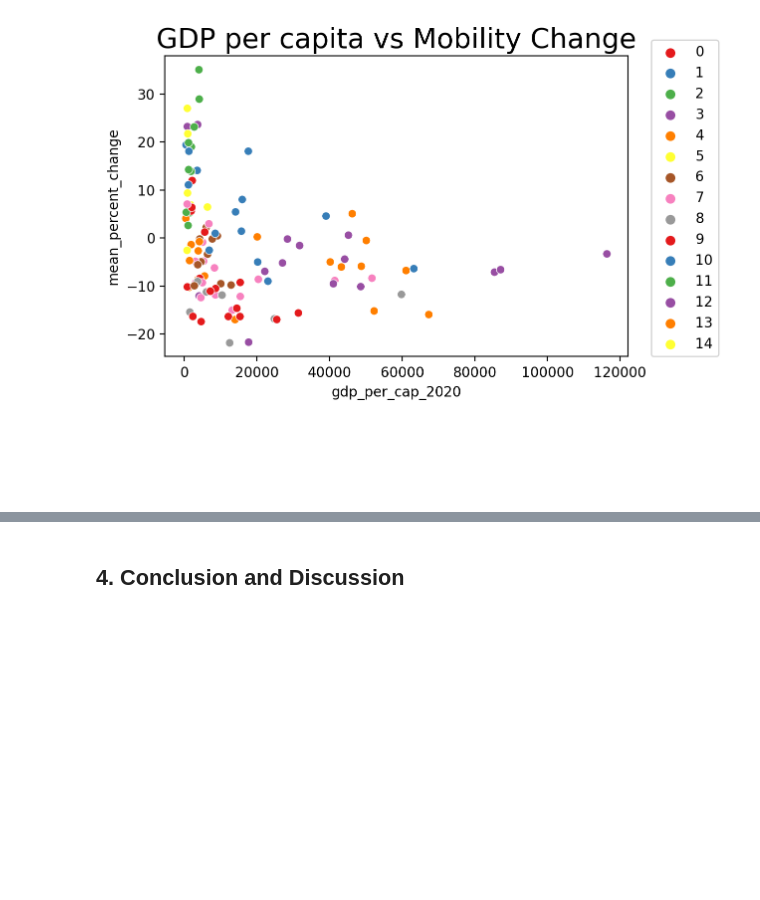
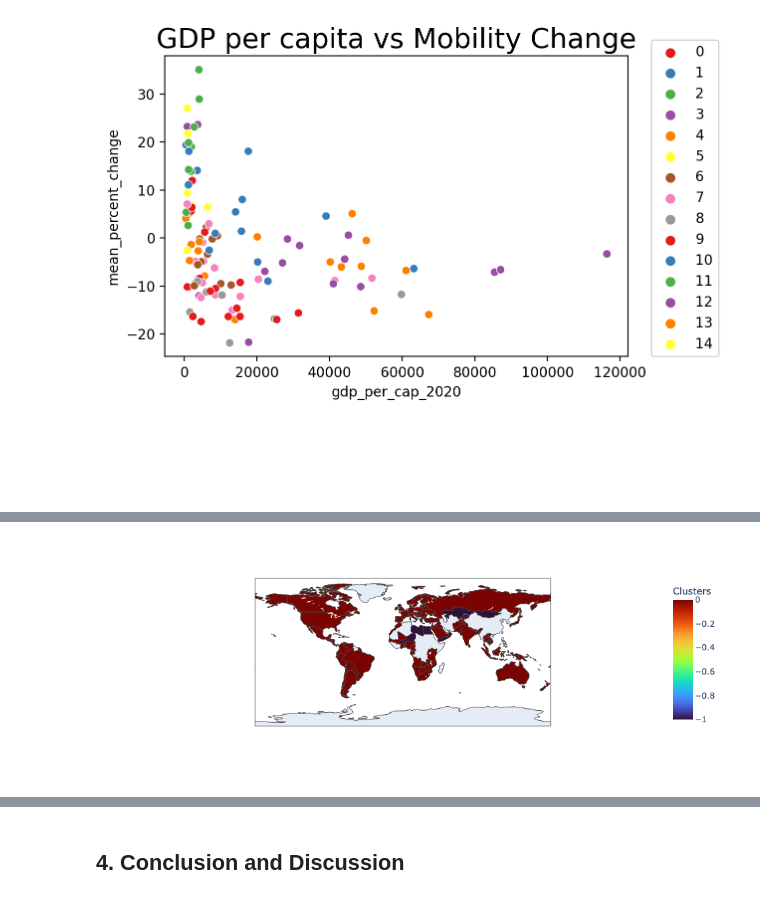
Before and after one commit to DrFarukAydin/data-science-portfolio, a Jupyter notebook: machine-learning/mobility-cluster.ipynb, the cells around one changed output, grey strips where cells are left out. Saved outputs shown, nothing was run; the diff lists cells and outputs as text; code cells hidden in the pictures; blank space fills up the shorter version.

```diff
--- a/machine-learning/mobility-cluster.ipynb
+++ b/machine-learning/mobility-cluster.ipynb
@@ -248,0 +310,2 @@ plt.title("GDP per capita vs Mobility Change", fontsize=20);
+# %%
+iso_codes = pd.read_csv("../Traffic Studies/country_iso_codes.csv")
@@ -248,0 +321,2 @@ plt.title("GDP per capita vs Mobility Change", fontsize=20);
+# %%
+df_bycountry = df_bycountry.merge(iso_codes, how="left", left_on= "country_region" , right_on="Country")
@@ -248,0 +332,11 @@ plt.title("GDP per capita vs Mobility Change", fontsize=20);
+# %%
+import plotly.express as px
+
+fig = px.choropleth(df_bycountry, locations="ISO Code",
+                    color="Clusters",
+                    hover_name="Country",
+                    color_continuous_scale='Turbo'
+                    )
+fig.show()
+# %% [output]
+[figure, added]
```
Also changed, not shown: parts of 36 cells of this notebook, 1 other file.
